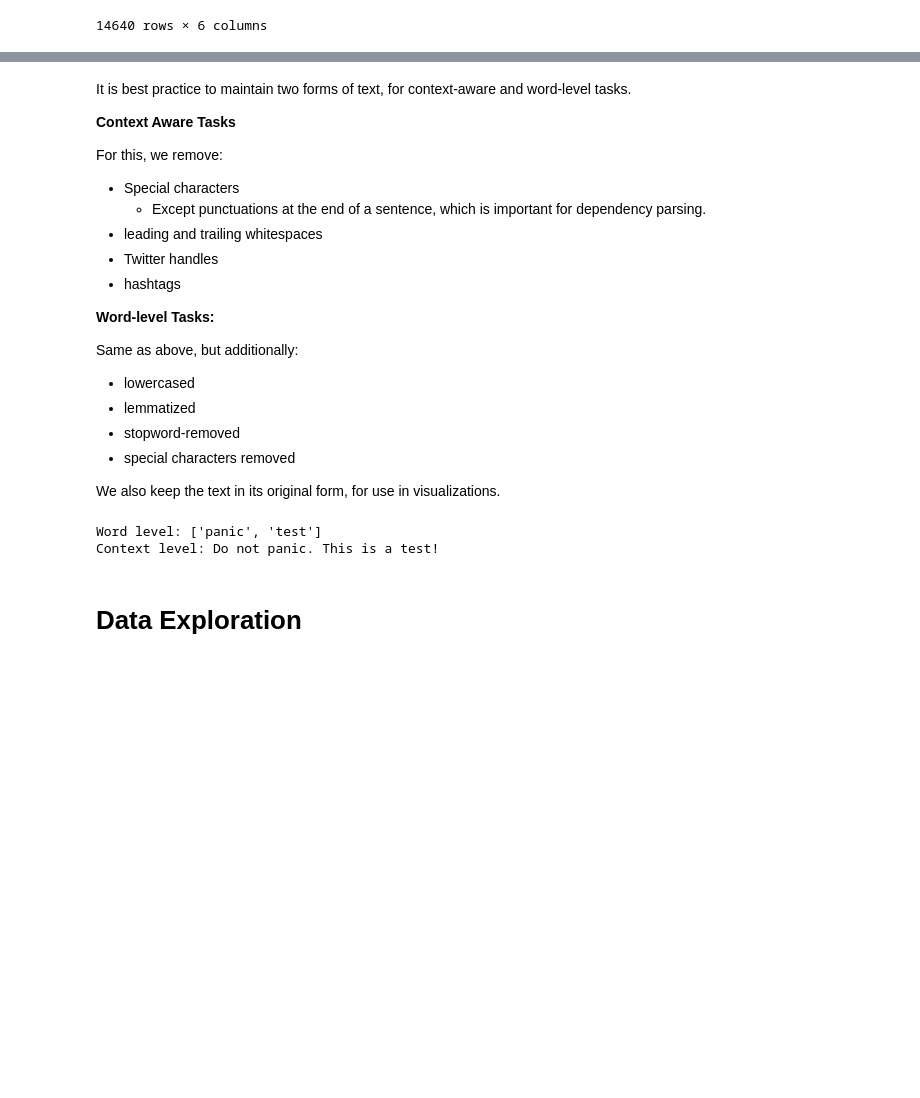
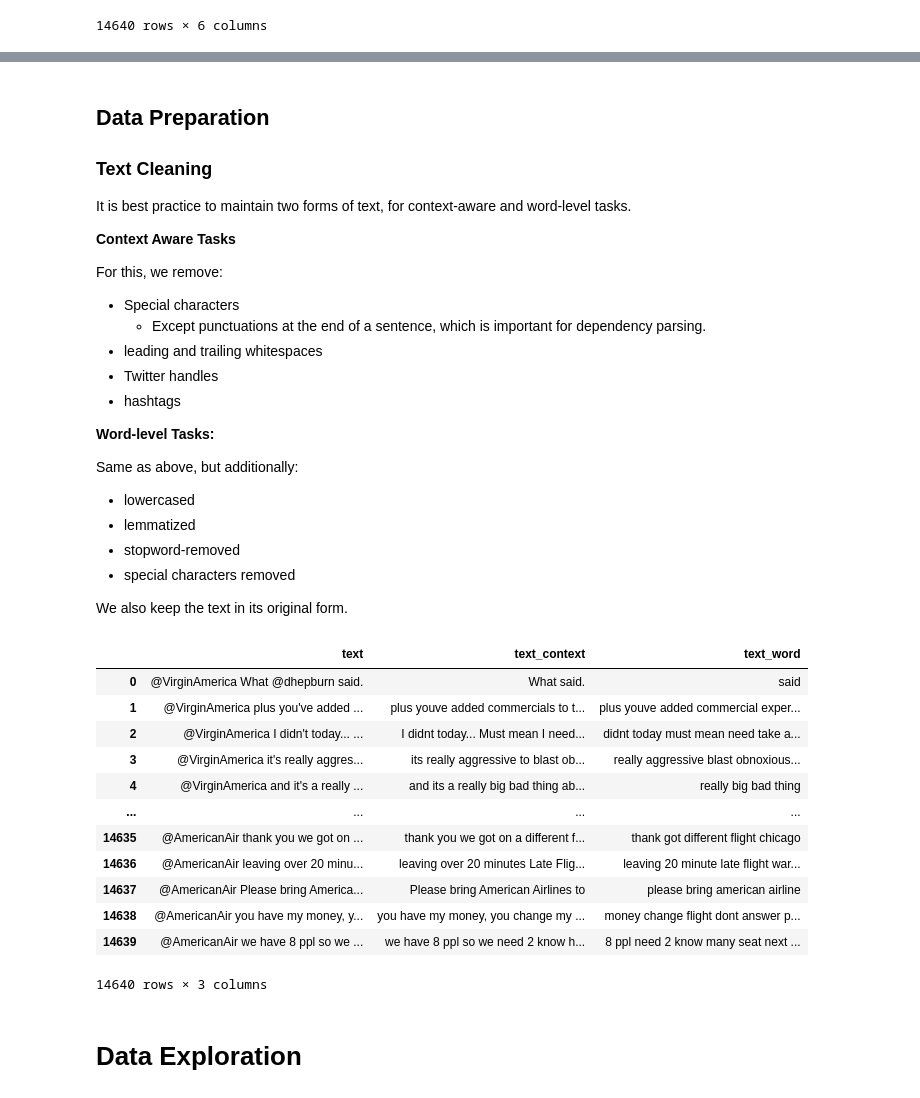
Before and after one commit to temujin-lampasa/social_computing, a Jupyter notebook: notebooks/analyzing_airline_tweets.ipynb, the cells around one changed output, grey strips where cells are left out. Cells and saved outputs as stored; diff of their text form; code cells hidden in the pictures; blank space fills up the shorter version.

```diff
--- a/notebooks/analyzing_airline_tweets.ipynb
+++ b/notebooks/analyzing_airline_tweets.ipynb
@@ -40,4 +59,7 @@ df
 # %% [markdown]
+## Data Preparation
+### Text Cleaning
+
 It is best practice to maintain two forms of text, for context-aware and word-level tasks.
 
 **Context Aware Tasks**
@@ -57,7 +79,7 @@ Same as above, but additionally:
 * stopword-removed
 * special characters removed
 
-We also keep the text in its original form, for use in visualizations.
+We also keep the text in its original form.
 # %%
 from nltk.stem import WordNetLemmatizer
 
@@ -97,15 +121,22 @@ class TextCleaner:
-# %%
-cleaner = TextCleaner()
-
-t = "Do not panic. This is a test!"
-
-wl = cleaner.clean_word_level(t)
-cl = cleaner.clean_context_level(t)
-print("Word level:", wl)
-print("Context level:", cl)
-# %% [output]
-Word level: ['panic', 'test']
-Context level: Do not panic. This is a test!
+# %%
+cleaner = TextCleaner()
+df['text_context'] = df['text'].map(cleaner.clean_context_aware)
+df['text_word'] = df['text'].map(cleaner.clean_word_level)
+df[['text', 'text_context', 'text_word']]
+# %% [output]
+|  | text | text_context | text_word |
+| 0 | @VirginAmerica What @dhepburn said. | What said. | said |
+| 1 | @VirginAmerica plus you've added ... | plus youve added commercials to t... | plus youve added commercial exper... |
+| 2 | @VirginAmerica I didn't today... ... | I didnt today... Must mean I need... | didnt today must mean need take a... |
+| 3 | @VirginAmerica it's really aggres... | its really aggressive to blast ob... | really aggressive blast obnoxious... |
+| 4 | @VirginAmerica and it's a really ... | and its a really big bad thing ab... | really big bad thing |
+| ... | ... | ... | ... |
+| 14635 | @AmericanAir thank you we got on ... | thank you we got on a different f... | thank got different flight chicago |
+| 14636 | @AmericanAir leaving over 20 minu... | leaving over 20 minutes Late Flig... | leaving 20 minute late flight war... |
+| 14637 | @AmericanAir Please bring America... | Please bring American Airlines to | please bring american airline |
+| 14638 | @AmericanAir you have my money, y... | you have my money, you change my ... | money change flight dont answer p... |
+| 14639 | @AmericanAir we have 8 ppl so we ... | we have 8 ppl so we need 2 know h... | 8 ppl need 2 know many seat next ... |
+14640 rows × 3 columns
 # %% [markdown]
 # Data Exploration
 # %% [markdown]
```
Also changed, not shown: parts of 16 cells of this notebook, 1 other file.
